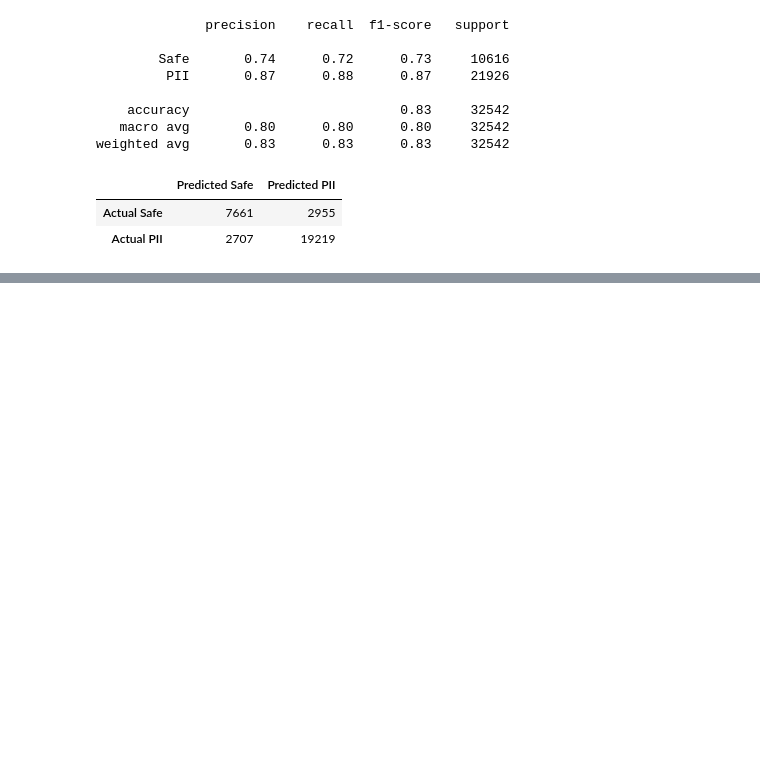
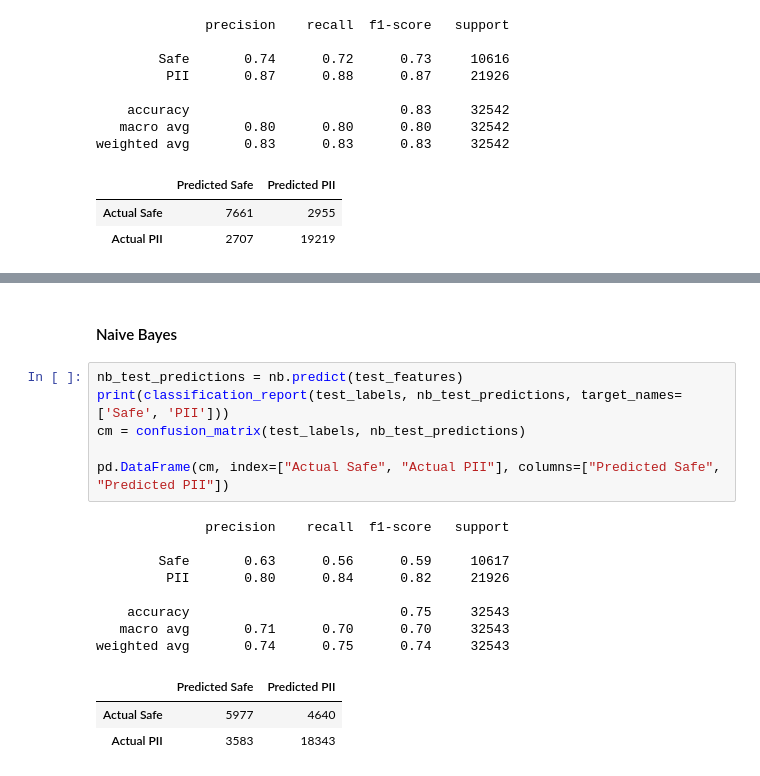
Before and after one commit to Cyber-207/cyber207_specialized_PII_detection_comparison, a Jupyter notebook: notebooks/classical_ml/classical_models.ipynb, the cells around one changed output, grey strips where cells are left out. Drawn from its saved outputs; the diff is of its cells as text; blank space fills up the shorter version.

```diff
--- a/notebooks/classical_ml/classical_models.ipynb
+++ b/notebooks/classical_ml/classical_models.ipynb
@@ -242,0 +289,20 @@ weighted avg       0.83      0.83      0.83     32542
+# %% [markdown]
+#### Naive Bayes
+# %%
+nb_test_predictions = nb.predict(test_features)
+print(classification_report(test_labels, nb_test_predictions, target_names=['Safe', 'PII']))
+cm = confusion_matrix(test_labels, nb_test_predictions)
+
+pd.DataFrame(cm, index=["Actual Safe", "Actual PII"], columns=["Predicted Safe", "Predicted PII"])
+# %% [output]
+              precision    recall  f1-score   support
+
+        Safe       0.63      0.56      0.59     10617
+         PII       0.80      0.84      0.82     21926
+
+    accuracy                           0.75     32543
+   macro avg       0.71      0.70      0.70     32543
+weighted avg       0.74      0.75      0.74     32543
+|  | Predicted Safe | Predicted PII |
+| Actual Safe | 5977 | 4640 |
+| Actual PII | 3583 | 18343 |
```
Also changed, not shown: parts of 11 cells of this notebook.
